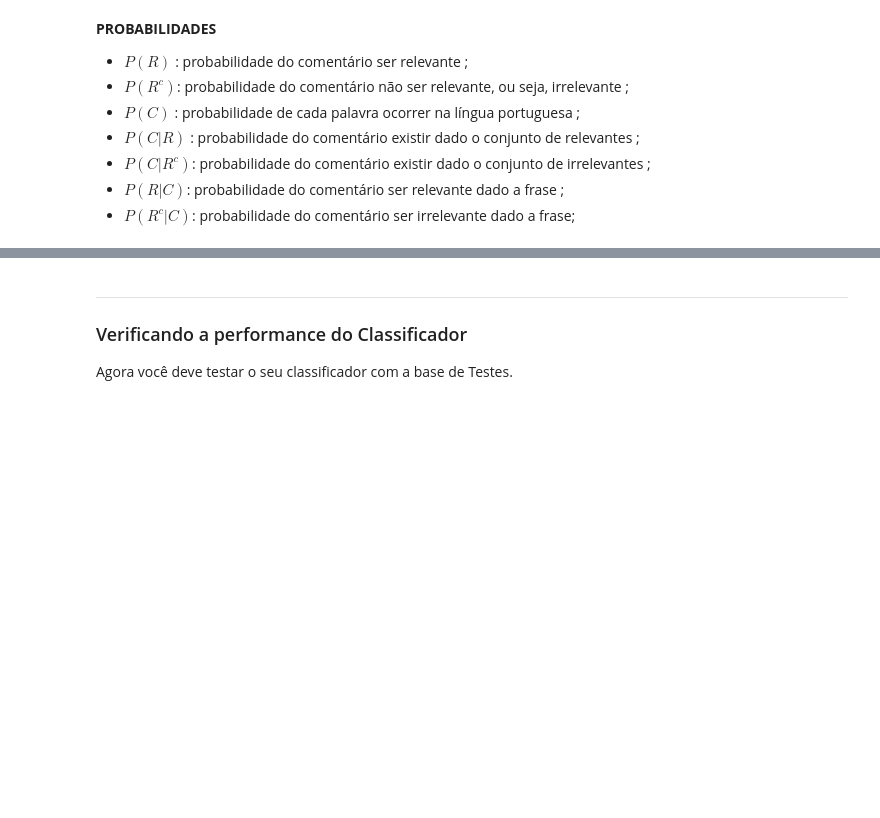
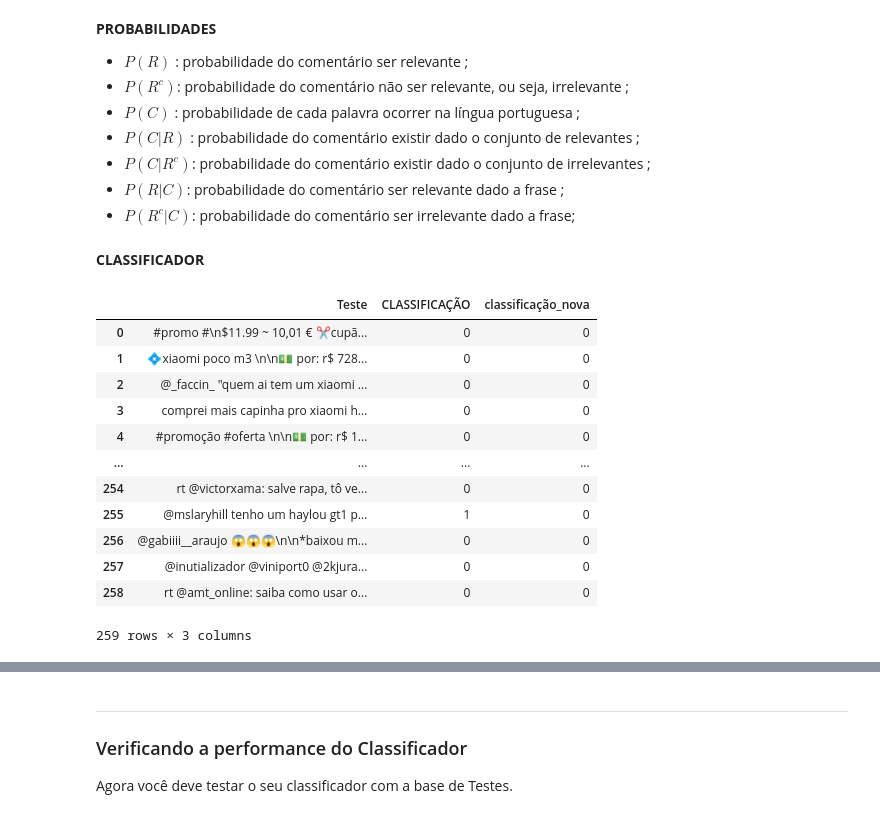
Before and after one commit to LidiaDomingos/PROJETO-1-CDADOS, a Jupyter notebook: LProjeto1_Layout_Classificador.ipynb, the cells around one changed output, grey strips where cells are left out. Saved outputs shown, nothing was run; the diff lists cells and outputs as text; code cells hidden in the pictures; blank space fills up the shorter version.

Commit message:
ajeitando a funcao

```diff
--- a/LProjeto1_Layout_Classificador.ipynb
+++ b/LProjeto1_Layout_Classificador.ipynb
@@ -77,11 +92,8 @@ import re
 from nltk.tokenize.casual import TweetTokenizer #separa os emojis como palavras.
 
 def cleanup(text):
-    """
-        Função de limpeza muito simples que troca alguns sinais básicos por espaços
-    """
     #import string
-    punctuation = '[!-@.[\]:"?;\),("/]' # Note que os sinais [] são delimitadores de um conjunto.
+    punctuation = '[!-@.~[\]:"?;\),("/]' # Note que os sinais [] são delimitadores de um conjunto.
     pattern = re.compile(punctuation)
     text_subbed = re.sub(pattern, '', text)
     text_subbed = re.sub(r'http\S+', '',text_subbed)
@@ -97,9 +109,15 @@ def RemoveStopWords(list_of_words):
             lista_filtrada.append(word)
     return lista_filtrada
 
-def Suavizacao_Laplace(palavras1, palavras2, palavras3):
-    y = 1/(len(palavras1) + len(palavras2) + len(palavras3))
+def Suavizacao_Laplace(palavra1, palavra2, palavra3):
+    y = (1 + palavra1)/(len(palavra2) + palavra3)
     return y
+
+def MultiplyList(List) :
+    result = 1
+    for x in List:
+         result = result * x
+    return result
 # %%
 #JUNTANDO TODAS AS PALAVRAS DOS TWEETS RELEVANTES DO TREINAMENTO
 train_relevante = train.loc[train["CLASSIFICAÇÃO"] == 1, :]
@@ -111,17 +129,17 @@ train_irrelevante_filtrada = ' '.join(train_irrelevante.TREINAMENTO)
 # %%
 #LIMPANDO VARIÁVEIS CRIADAS, COLOCANDO EM MINÚSCULO E AS GUARDANDO
 relevante = cleanup(train_relevante_filtrada.lower())
-relevantes = RemoveStopWords(relevante)
+palavras_relevantes = RemoveStopWords(relevante)
 
 irrelevante = cleanup(train_irrelevante_filtrada.lower())
-irrelevantes = RemoveStopWords(relevantes)
+palavras_irrelevantes = RemoveStopWords(irrelevantes)
 
 #JUNTANDO OS CONJUNTOS
-total = relevantes + irrelevantes
+palavras_total = palavras_relevantes + palavras_irrelevantes
 # %%
 #TRANSFORMANDO EM PD.SERIES
-series_train_global = pd.Series(total)
-series_train_relevante = pd.Series(relevantes)
-series_train_irrelevante = pd.Series(irrelevantes)
+series_total = pd.Series(palavras_total)
+series_train_relevante = pd.Series(palavras_relevantes)
+series_train_irrelevante = pd.Series(palavras_irrelevantes)
 # %%
 #FREQUÊNCIAS RELATIVAS
@@ -131,5 +149,6 @@ train_irrelevante_relativas = series_train_irrelevante.value_counts(True)
 # %%
 #FREQUÊNCIAS ABSOLUTAS
-train_relevante_absolutas = series_train_relevante.value_counts()
-train_irrelevante_absolutas = series_train_irrelevante.value_counts()
-train_global_absolutas = series_train_global.value_counts()
+palavras_relevante_absolutas = series_train_relevante.value_counts()
+palavras_irrelevante_absolutas = series_train_irrelevante.value_counts()
+palavras_total_absolutas = series_train_global.value_counts()
+palavras_total_absolutas
@@ -154,0 +188,2 @@ train_global_absolutas = series_train_global.value_counts()
+# %% [markdown]
+**CLASSIFICADOR**
@@ -154,0 +243,16 @@ train_global_absolutas = series_train_global.value_counts()
+# %%
+funcao_classificadora(test)
+# %% [output]
+|  | Teste | CLASSIFICAÇÃO | classificação_nova |
+| 0 | #promo #\n$11.99 ~ 10,01 € ✂️cupã... | 0 | 0 |
+| 1 | 💠xiaomi poco m3 \n\n💵 por: r$ 728... | 0 | 0 |
+| 2 | @_faccin_ "quem ai tem um xiaomi ... | 0 | 0 |
+| 3 | comprei mais capinha pro xiaomi h... | 0 | 0 |
+| 4 | #promoção #oferta \n\n💵 por: r$ 1... | 0 | 0 |
+| ... | ... | ... | ... |
+| 254 | rt @victorxama: salve rapa, tô ve... | 0 | 0 |
+| 255 | @mslaryhill tenho um haylou gt1 p... | 1 | 0 |
+| 256 | @gabiiii__araujo 😱😱😱\n\n*baixou m... | 0 | 0 |
+| 257 | @inutializador @viniport0 @2kjura... | 0 | 0 |
+| 258 | rt @amt_online: saiba como usar o... | 0 | 0 |
+259 rows × 3 columns
```
Also changed, not shown: parts of 13 cells of this notebook.
